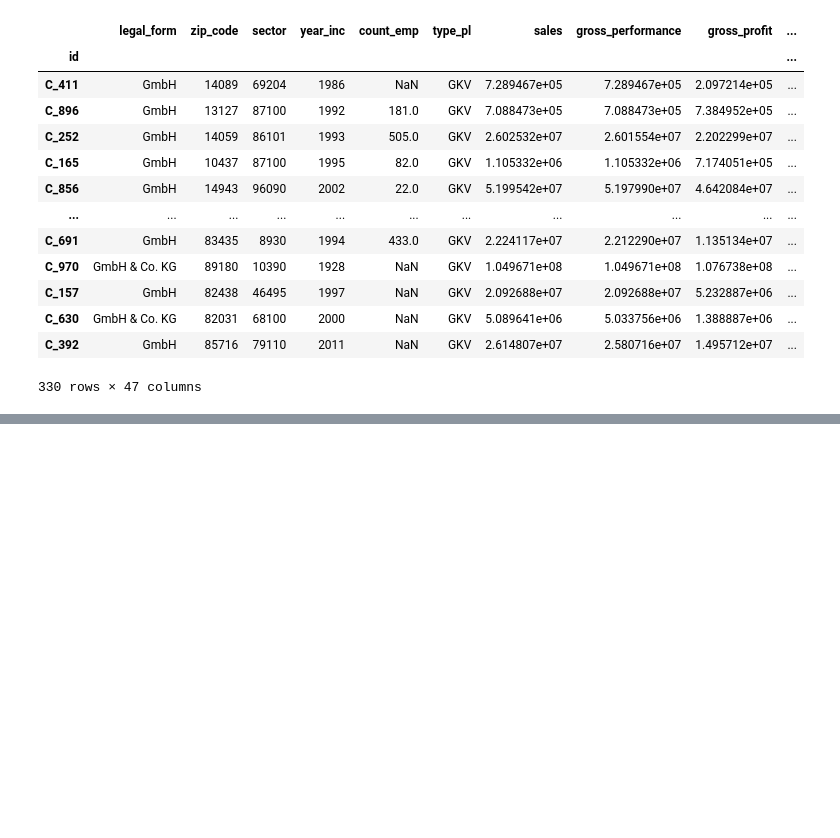
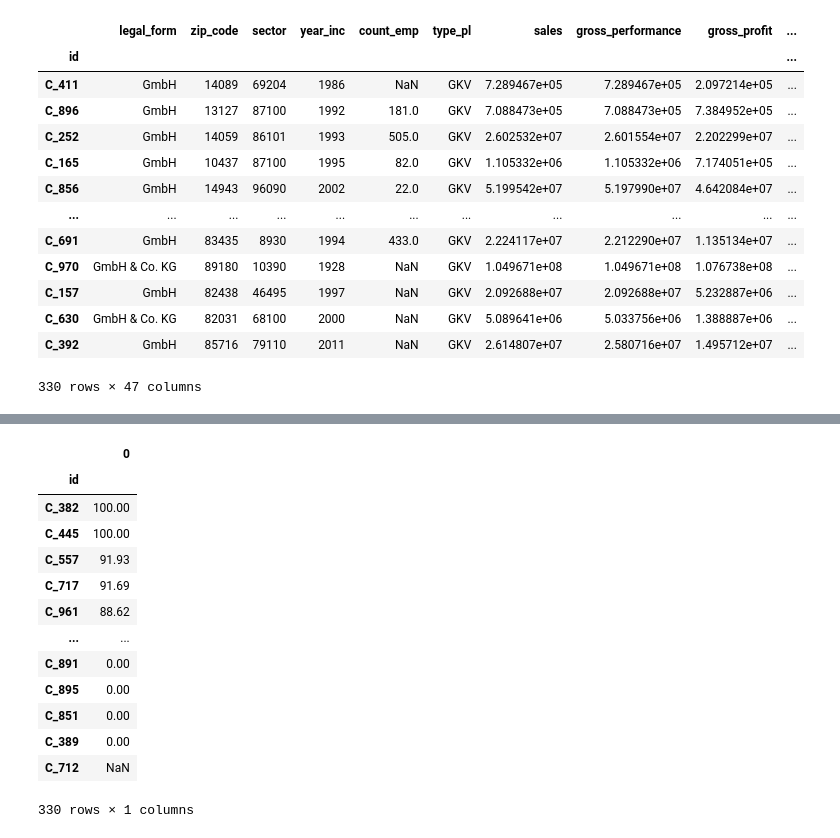
Before and after one commit to danIBK/SE_Risk_Management, a Jupyter notebook: Hello World.ipynb, the cells around one changed output, grey strips where cells are left out. Drawn from its saved outputs; the diff is of its cells as text; code cells hidden in the pictures; blank space fills up the shorter version.

```diff
--- a/Hello World.ipynb
+++ b/Hello World.ipynb
@@ -1118,4 +1121,4 @@ X = df_test[['age_num','cash', 'profit_margin', 'ebit_margin', 'wc_ratio', 'ocf_
 #X = sm.add_constant(X) #weiß nicht ob man das mochen soll/ bei den PDs ändert sich nichts
 # %%
 prediction = pd.DataFrame(mdl1.predict(X))
-prediction
+x = round(prediction*100,2)
@@ -1136,0 +1137,17 @@ prediction
+# %%
+x.sort_values(by=0,ascending=False)
+# %% [output]
+|  | 0 |
+| id |  |
+| C_382 | 100.00 |
+| C_445 | 100.00 |
+| C_557 | 91.93 |
+| C_717 | 91.69 |
+| C_961 | 88.62 |
+| ... | ... |
+| C_891 | 0.00 |
+| C_895 | 0.00 |
+| C_851 | 0.00 |
+| C_389 | 0.00 |
+| C_712 | NaN |
+330 rows × 1 columns
```
Also changed, not shown: parts of 23 cells of this notebook.
